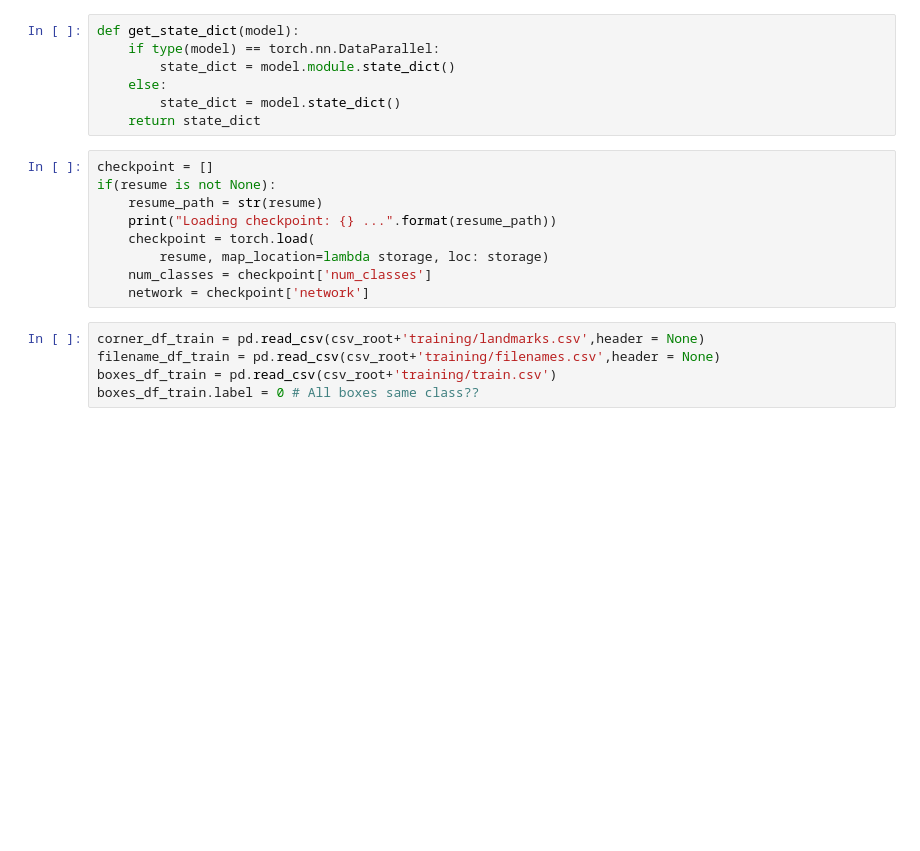
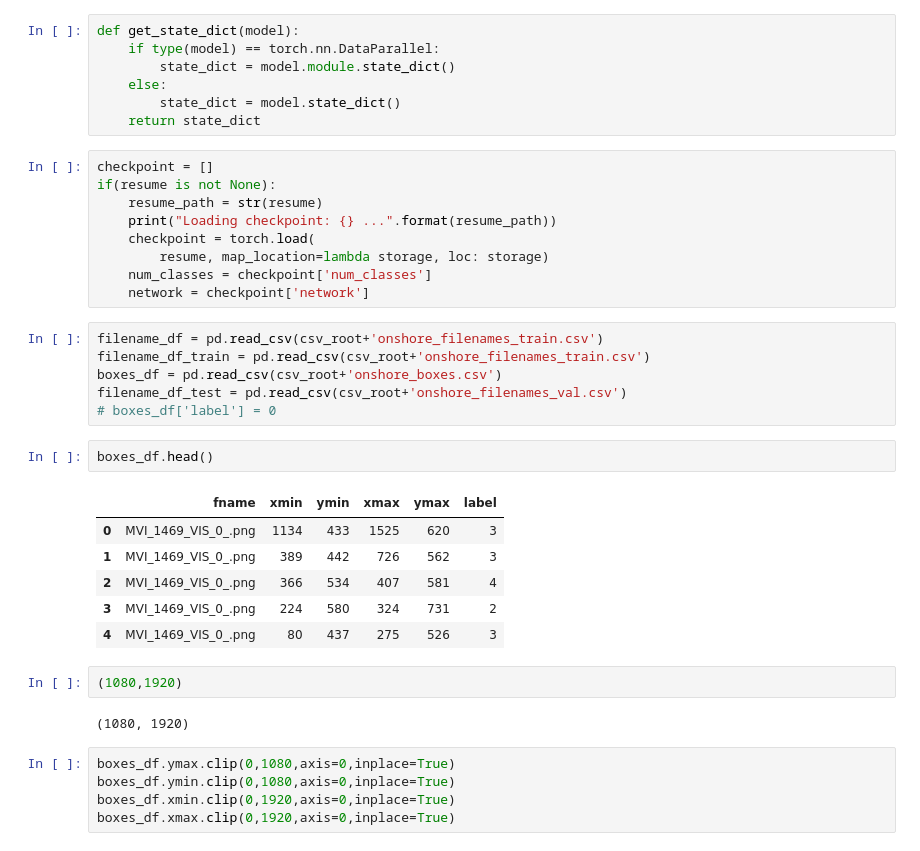
Before and after one commit to rishabh-16/EfficientDet.Pytorch, a Jupyter notebook: train.ipynb, the cells around one changed output. Cells and saved outputs as stored; diff of their text form; blank space fills up the shorter version.

```diff
--- a/train.ipynb
+++ b/train.ipynb
@@ -68,7 +69,26 @@ if(resume is not None):
     num_classes = checkpoint['num_classes']
     network = checkpoint['network']
 # %%
-corner_df_train = pd.read_csv(csv_root+'training/landmarks.csv',header = None)
-filename_df_train = pd.read_csv(csv_root+'training/filenames.csv',header = None)
-boxes_df_train = pd.read_csv(csv_root+'training/train.csv')
-boxes_df_train.label = 0 # All boxes same class??
+filename_df = pd.read_csv(csv_root+'onshore_filenames_train.csv')
+filename_df_train = pd.read_csv(csv_root+'onshore_filenames_train.csv')
+boxes_df = pd.read_csv(csv_root+'onshore_boxes.csv')
+filename_df_test = pd.read_csv(csv_root+'onshore_filenames_val.csv')
+# boxes_df['label'] = 0
+# %%
+boxes_df.head()
+# %% [output]
+|  | fname | xmin | ymin | xmax | ymax | label |
+| 0 | MVI_1469_VIS_0_.png | 1134 | 433 | 1525 | 620 | 3 |
+| 1 | MVI_1469_VIS_0_.png | 389 | 442 | 726 | 562 | 3 |
+| 2 | MVI_1469_VIS_0_.png | 366 | 534 | 407 | 581 | 4 |
+| 3 | MVI_1469_VIS_0_.png | 224 | 580 | 324 | 731 | 2 |
+| 4 | MVI_1469_VIS_0_.png | 80 | 437 | 275 | 526 | 3 |
+# %%
+(1080,1920)
+# %% [output]
+(1080, 1920)
+# %%
+boxes_df.ymax.clip(0,1080,axis=0,inplace=True)
+boxes_df.ymin.clip(0,1080,axis=0,inplace=True)
+boxes_df.xmin.clip(0,1920,axis=0,inplace=True)
+boxes_df.xmax.clip(0,1920,axis=0,inplace=True)
```
Also changed, not shown: parts of 17 cells of this notebook, 3 other files.
